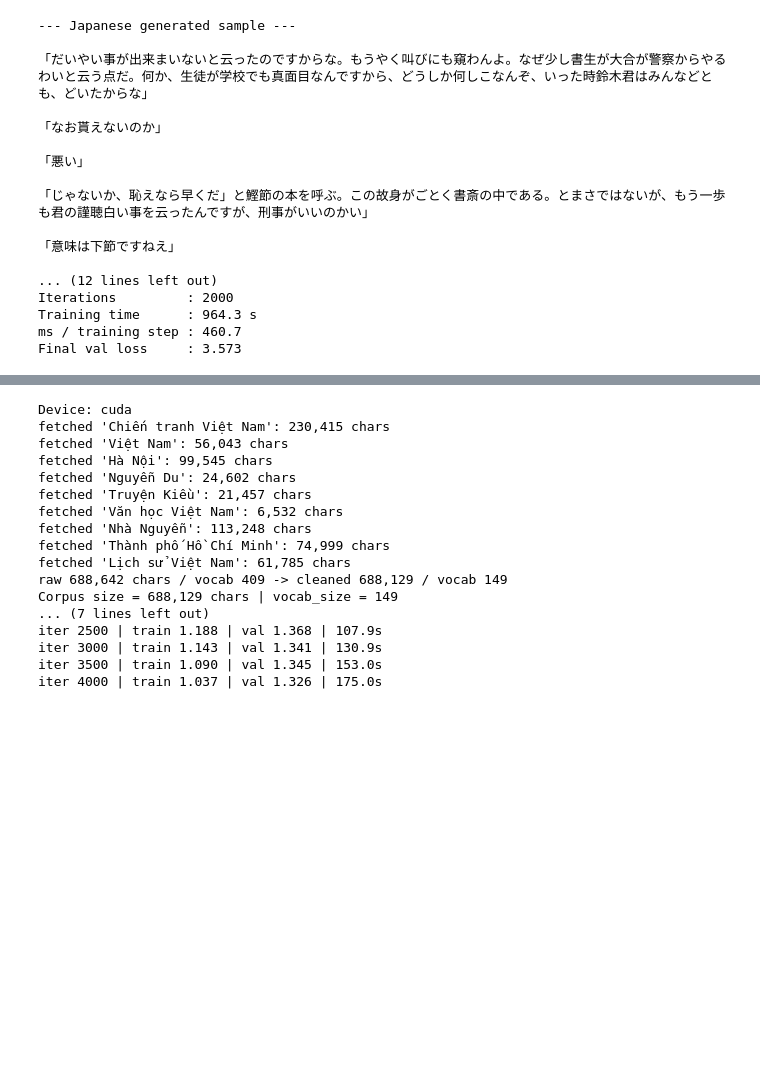
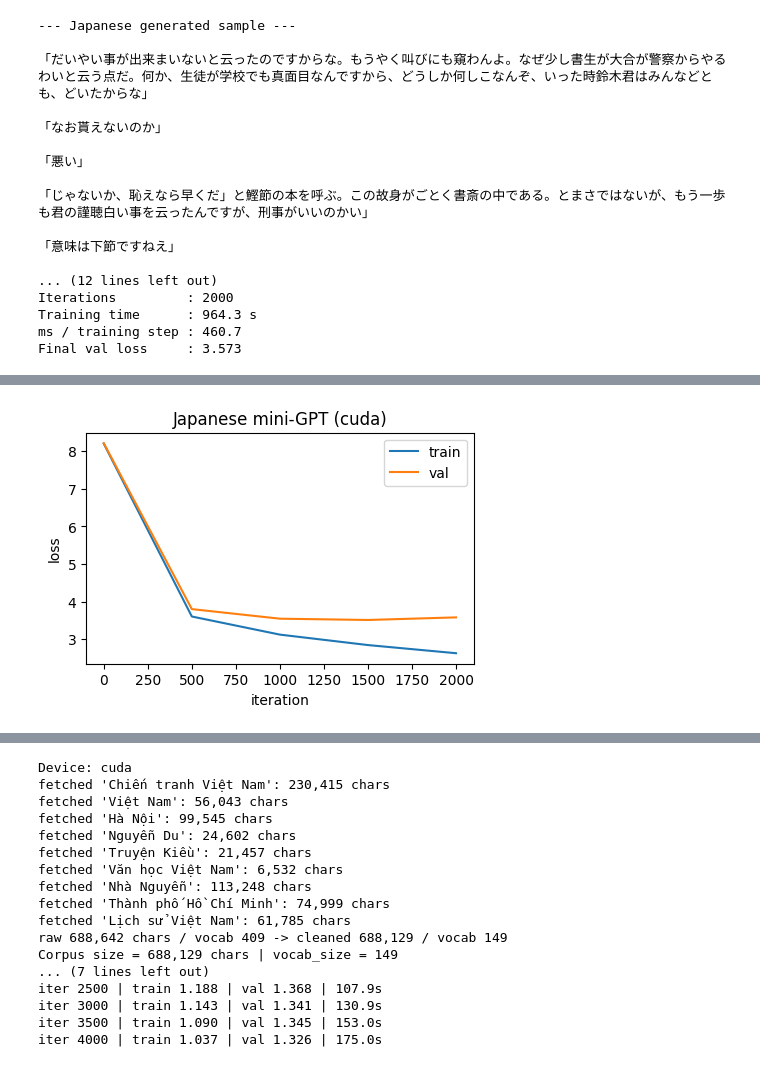
Before and after one commit to maitrungtung/IMIS_Machine_Learning, a Jupyter notebook: 800/802_miniGPT.ipynb, the cells around one changed output, grey strips where cells are left out. Cells and saved outputs as stored; diff of their text form; code cells hidden in the pictures; blank space fills up the shorter version.

```diff
--- a/800/802_miniGPT.ipynb
+++ b/800/802_miniGPT.ipynb
@@ -759,0 +758,94 @@ from quoted names, and keeping them would inflate the vocabulary with classes th
+# %%
+
+# ---------- 4. Train ----------
+@torch.no_grad()
+def estimate_loss_ja(iters=30):
+    model_ja.eval()
+    out = {}
+    for split in ["train","val"]:
+        losses = []
+        for _ in range(iters):
+            xb,yb = get_batch_ja(split)
+            _,loss = model_ja(xb,yb)
+            losses.append(loss.item())
+        out[split] = sum(losses)/len(losses)
+    model_ja.train()
+    return out
+
+max_iters_ja, eval_interval_ja, lr_ja = 2000, 500, 1e-3
+opt_ja = torch.optim.AdamW(model_ja.parameters(), lr=lr_ja)
+hist_ja = []
+
+t0 = time.time()
+
+for it in range(max_iters_ja+1):
+    if it % eval_interval_ja == 0:
+        e = estimate_loss_ja()
+        hist_ja.append((it,e["train"],e["val"]))
+        print(f"iter {it:4d} | train {e['train']:.3f} | val {e['val']:.3f} | {time.time()-t0:.1f}s")
+
+    xb,yb = get_batch_ja("train")
+    _,loss = model_ja(xb,yb)
+    opt_ja.zero_grad(set_to_none=True)
+    loss.backward()
+    opt_ja.step()
+
+training_time_ja = time.time() - t0
+final_val_ja = hist_ja[-1][2]
+
+# ---------- 5. Curve ----------
+its,tr,va = zip(*hist_ja)
+plt.figure(figsize=(5,3))
+plt.plot(its,tr,label="train")
+plt.plot(its,va,label="val")
+plt.xlabel("iteration"); plt.ylabel("loss")
+plt.title(f"Japanese mini-GPT ({device_ja})")
+plt.legend(); plt.show()
+
+# ---------- 6. Generate Japanese sample ----------
+@torch.no_grad()
+def sample_ja(model, n_tokens=300):
+    model.eval()
+    start = "\n" if "\n" in stoi_ja else chars_ja[0]
+    idx = torch.tensor([[stoi_ja[start]]], dtype=torch.long, device=device_ja)
+
+    for _ in range(n_tokens):
+        logits,_ = model(idx[:,-block_size_ja:])
+        probs = F.softmax(logits[:,-1,:], dim=-1)
+        idx = torch.cat((idx, torch.multinomial(probs,1)), dim=1)
+
+    model.train()
+    return decode_ja(idx[0].tolist())
+
+print("\n--- Japanese generated sample ---")
+print(sample_ja(model_ja, 300))
+
+# ---------- 7. Training-step timing ----------
+def time_steps_ja(n_steps=30):
+    xb,yb = get_batch_ja("train")
+    if device_ja == "cuda":
+        torch.cuda.synchronize()
+
+    t0 = time.time()
+    for _ in range(n_steps):
+        _,loss = model_ja(xb,yb)
+        opt_ja.zero_grad(set_to_none=True)
+        loss.backward()
+        opt_ja.step()
+
+    if device_ja == "cuda":
+        torch.cuda.synchronize()
+
+    return 1000*(time.time()-t0)/n_steps
+
+ms_step_ja = time_steps_ja()
+
+print("\n===== JAPANESE EXPERIMENT SUMMARY =====")
+print(f"Device             : {device_ja}")
+print(f"Corpus size        : {len(text_ja):,}")
+print(f"Token/vocab size   : {vocab_size_ja}")
+print(f"Iterations         : {max_iters_ja}")
+print(f"Training time      : {training_time_ja:.1f} s")
+print(f"ms / training step : {ms_step_ja:.1f}")
+print(f"Final val loss     : {final_val_ja:.3f}")
+# %% [output]
@@ -759,0 +857 @@ from quoted names, and keeping them would inflate the vocabulary with classes th
+[figure, added]
```
Also changed, not shown: parts of 8 cells of this notebook.
